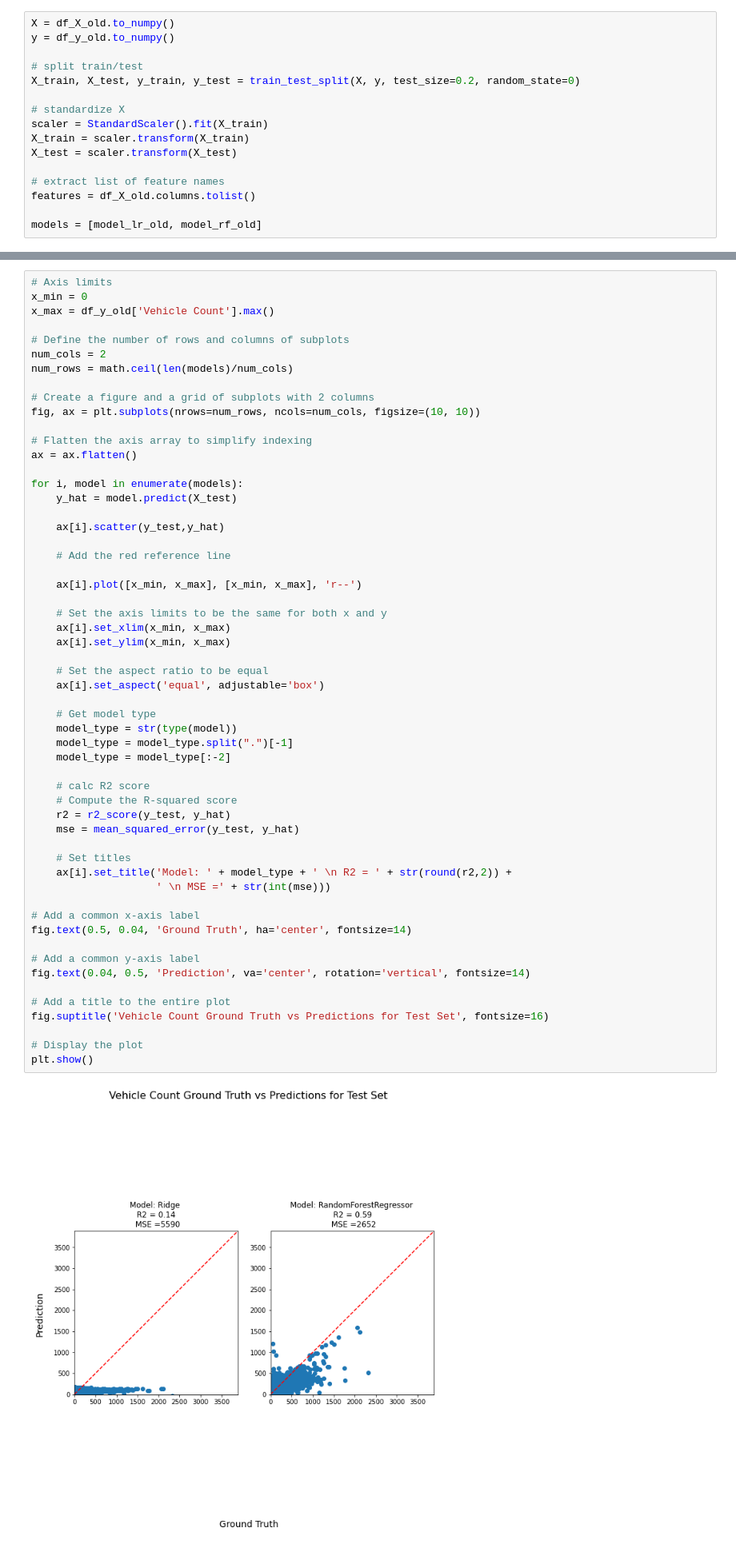
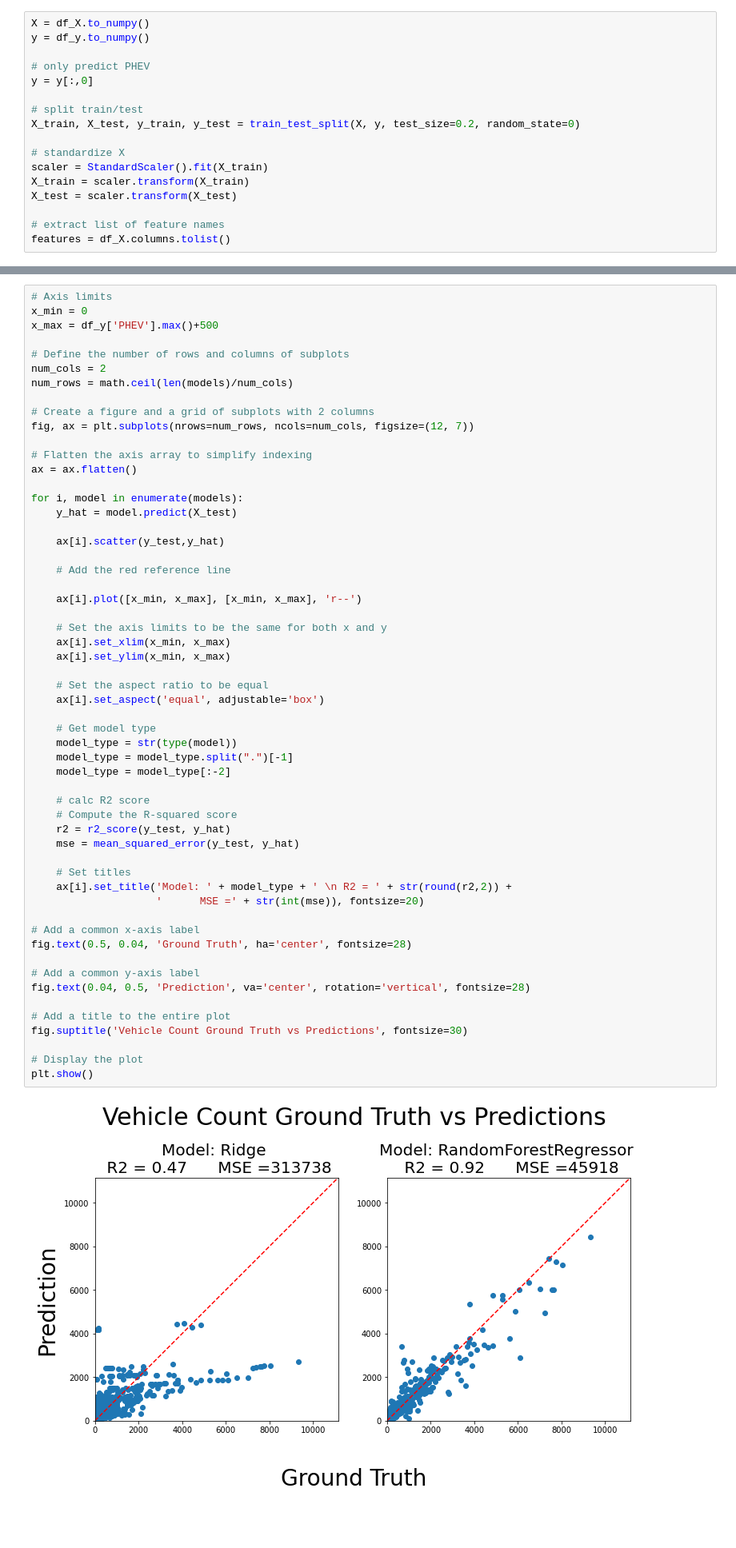
Before and after one commit to shakesy94/ev_adoption_ml, a Jupyter notebook: Visualization.ipynb, the cells around one changed output, grey strips where cells are left out. Shown at 80% size. Saved outputs shown, nothing was run; the diff lists cells and outputs as text; blank space fills up the shorter version.

```diff
--- a/Visualization.ipynb
+++ b/Visualization.ipynb
@@ -53,6 +72,9 @@ df = pd.read_csv('.\Data\df_all_features_county.csv')
 # %%
-X = df_X_old.to_numpy()
-y = df_y_old.to_numpy()
+X = df_X.to_numpy()
+y = df_y.to_numpy()
+
+# only predict PHEV
+y = y[:,0]
 
 # split train/test
 X_train, X_test, y_train, y_test = train_test_split(X, y, test_size=0.2, random_state=0)
@@ -63,6 +85,4 @@ X_train = scaler.transform(X_train)
 X_test = scaler.transform(X_test)
 
 # extract list of feature names
-features = df_X_old.columns.tolist()
-
-models = [model_lr_old, model_rf_old]
+features = df_X.columns.tolist()
@@ -73,14 +89,14 @@ df_y_old['Vehicle Count'].max()
 # %%
 # Axis limits
 x_min = 0
-x_max = df_y_old['Vehicle Count'].max()
+x_max = df_y['PHEV'].max()+500
 
 # Define the number of rows and columns of subplots
 num_cols = 2
 num_rows = math.ceil(len(models)/num_cols)
 
 # Create a figure and a grid of subplots with 2 columns
-fig, ax = plt.subplots(nrows=num_rows, ncols=num_cols, figsize=(10, 10))
+fig, ax = plt.subplots(nrows=num_rows, ncols=num_cols, figsize=(12, 7))
 
 # Flatten the axis array to simplify indexing
 ax = ax.flatten()
@@ -96,35 +112,35 @@ for i, model in enumerate(models):
 
     # Set the axis limits to be the same for both x and y
     ax[i].set_xlim(x_min, x_max)
     ax[i].set_ylim(x_min, x_max)
 
     # Set the aspect ratio to be equal
     ax[i].set_aspect('equal', adjustable='box')
 
     # Get model type
     model_type = str(type(model))
     model_type = model_type.split(".")[-1]
     model_type = model_type[:-2]
 
     # calc R2 score
     # Compute the R-squared score
     r2 = r2_score(y_test, y_hat)
     mse = mean_squared_error(y_test, y_hat)
 
     # Set titles
     ax[i].set_title('Model: ' + model_type + ' \n R2 = ' + str(round(r2,2)) +
-                    ' \n MSE =' + str(int(mse)))
+                    '      MSE =' + str(int(mse)), fontsize=20)
 
 # Add a common x-axis label
-fig.text(0.5, 0.04, 'Ground Truth', ha='center', fontsize=14)
+fig.text(0.5, 0.04, 'Ground Truth', ha='center', fontsize=28)
 
 # Add a common y-axis label
-fig.text(0.04, 0.5, 'Prediction', va='center', rotation='vertical', fontsize=14)
+fig.text(0.04, 0.5, 'Prediction', va='center', rotation='vertical', fontsize=28)
 
 # Add a title to the entire plot
-fig.suptitle('Vehicle Count Ground Truth vs Predictions for Test Set', fontsize=16)
+fig.suptitle('Vehicle Count Ground Truth vs Predictions', fontsize=30)
 
 # Display the plot
 plt.show()
 # %% [output]
-[figure, old version]
+[figure, new version]
```
Also changed, not shown: parts of 17 cells of this notebook, 8 other files.
